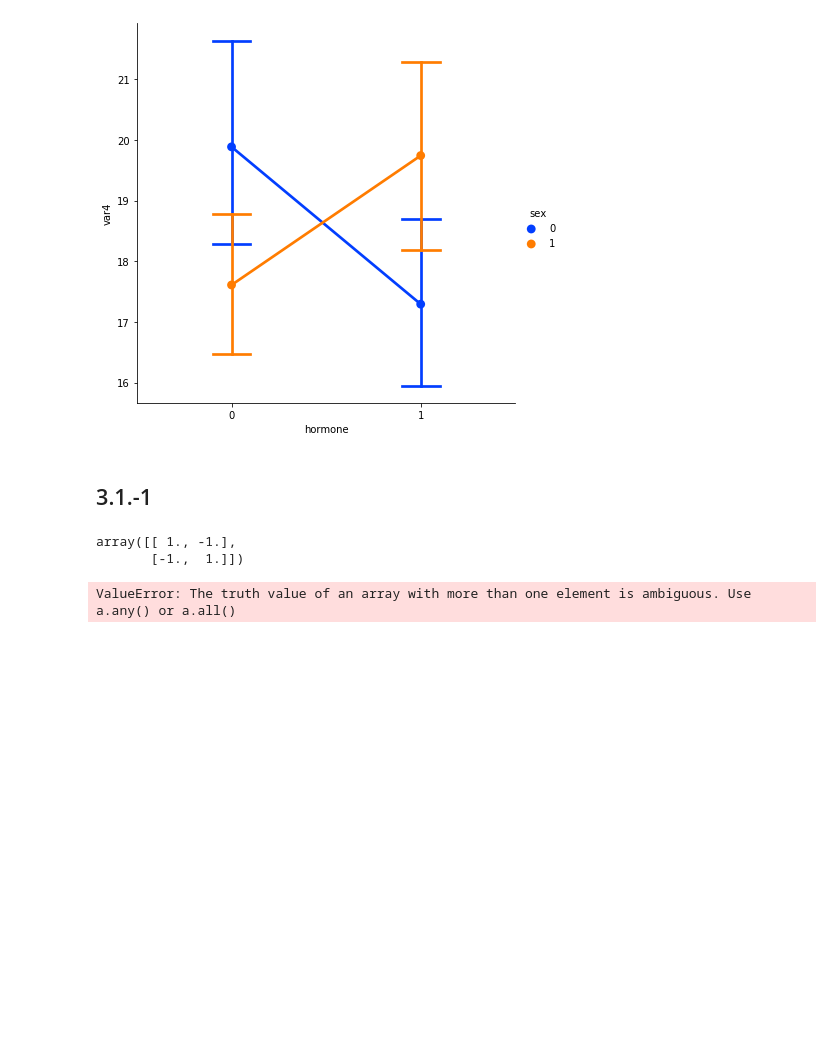
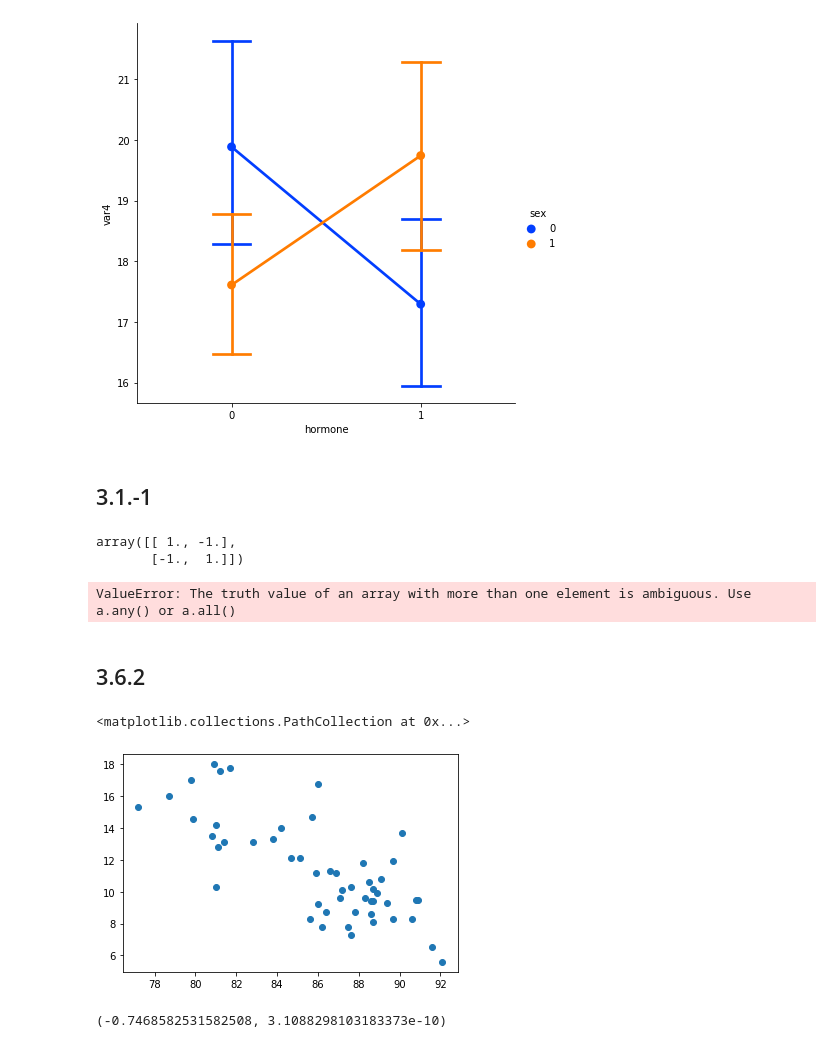
Before and after one commit to SpIIIII/Stepik, a Jupyter notebook: basics statistics/basics_statistics.ipynb, the cells around one changed output. Drawn from its saved outputs; the diff is of its cells as text; code cells hidden in the pictures; blank space fills up the shorter version.

```diff
--- a/basics statistics/basics_statistics.ipynb
+++ b/basics statistics/basics_statistics.ipynb
@@ -84,3 +85,16 @@ array([[ 1., -1.],
 tsa.acf(a,b)
 # %% [output]
 ValueError: The truth value of an array with more than one element is ambiguous. Use a.any() or a.all()
+# %% [markdown]
+## 3.6.2
+# %%
+states = pd.read_csv('states.csv')
+# %%
+plt.scatter( states.hs_grad,states.poverty)
+# %% [output]
+<matplotlib.collections.PathCollection at 0x...>
+[figure, added]
+# %%
+stats.stats.pearsonr(states.hs_grad,states.poverty)
+# %% [output]
+(-0.7468582531582508, 3.1088298103183373e-10)
```
Also changed, not shown: parts of 5 cells of this notebook, 3 other files.
